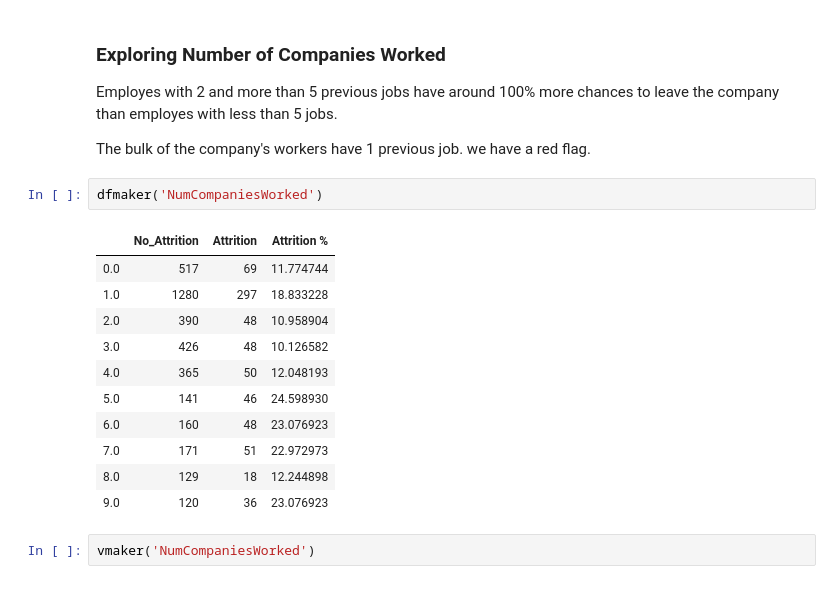
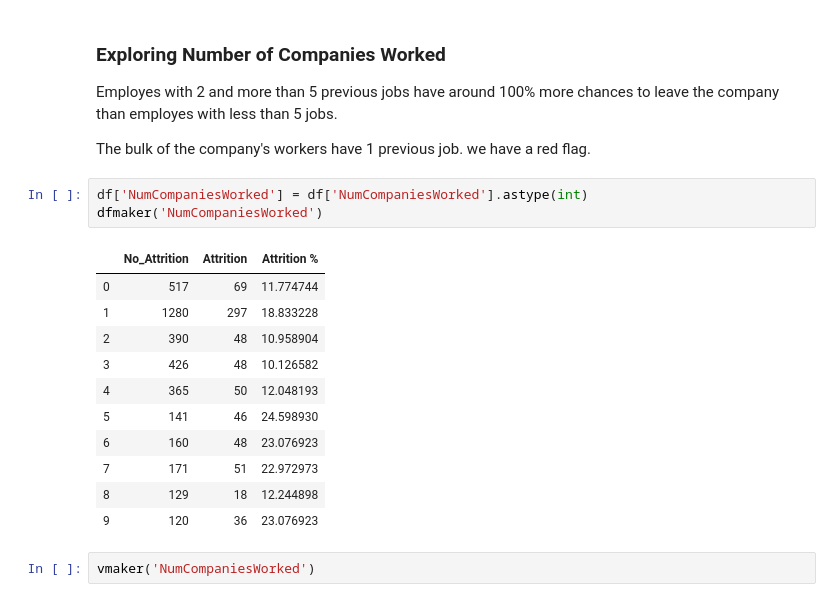
Before and after one commit to diegovallejossalas/HR_Case, a Jupyter notebook: HR_case.ipynb, the cells around one changed output. Saved outputs shown, nothing was run; the diff lists cells and outputs as text.

```diff
--- a/HR_case.ipynb
+++ b/HR_case.ipynb
@@ -701,20 +710,21 @@ plt.show()
 Employes with 2 and more than 5 previous jobs have around 100% more chances to leave the company than employes with less than 5 jobs.
 
 The bulk of the company's workers have 1 previous job. we have a red flag.
-# %%
-dfmaker('NumCompaniesWorked')
-# %% [output]
-|  | No_Attrition | Attrition | Attrition % |
-| 0.0 | 517 | 69 | 11.774744 |
-| 1.0 | 1280 | 297 | 18.833228 |
-| 2.0 | 390 | 48 | 10.958904 |
-| 3.0 | 426 | 48 | 10.126582 |
-| 4.0 | 365 | 50 | 12.048193 |
-| 5.0 | 141 | 46 | 24.598930 |
-| 6.0 | 160 | 48 | 23.076923 |
-| 7.0 | 171 | 51 | 22.972973 |
-| 8.0 | 129 | 18 | 12.244898 |
-| 9.0 | 120 | 36 | 23.076923 |
+# %%
+df['NumCompaniesWorked'] = df['NumCompaniesWorked'].astype(int)
+dfmaker('NumCompaniesWorked')
+# %% [output]
+|  | No_Attrition | Attrition | Attrition % |
+| 0 | 517 | 69 | 11.774744 |
+| 1 | 1280 | 297 | 18.833228 |
+| 2 | 390 | 48 | 10.958904 |
+| 3 | 426 | 48 | 10.126582 |
+| 4 | 365 | 50 | 12.048193 |
+| 5 | 141 | 46 | 24.598930 |
+| 6 | 160 | 48 | 23.076923 |
+| 7 | 171 | 51 | 22.972973 |
+| 8 | 129 | 18 | 12.244898 |
+| 9 | 120 | 36 | 23.076923 |
 # %%
 vmaker('NumCompaniesWorked')
 # %% [output]
```
Also changed, not shown: parts of 14 cells of this notebook, 1 other file.
